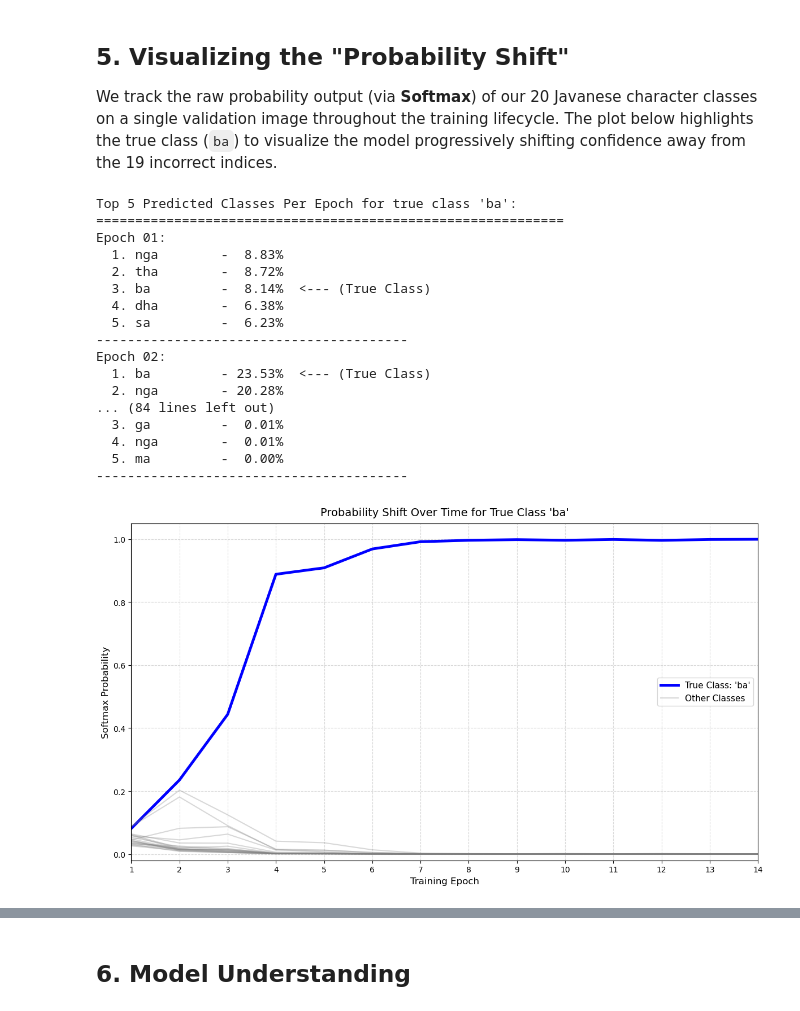
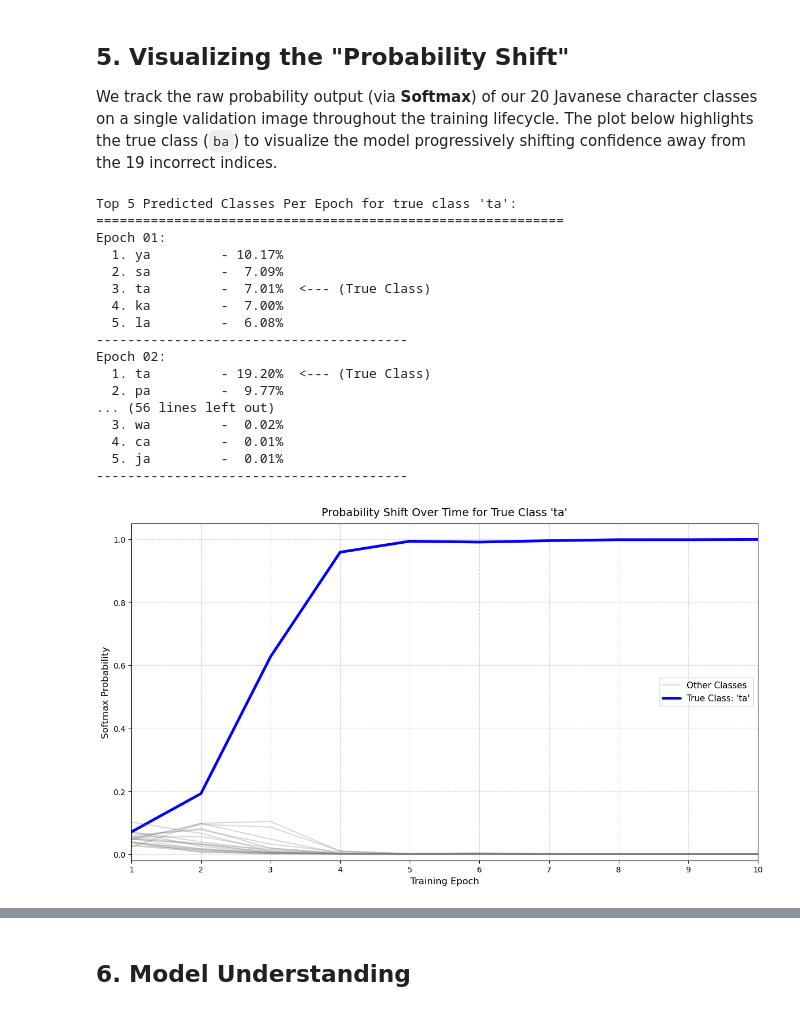
Before and after one commit to harrymardika/aksara-jawa, a Jupyter notebook: model.ipynb, the cells around one changed output, grey strips where cells are left out. Cells and saved outputs as stored; diff of their text form; code cells hidden in the pictures.

```diff
--- a/model.ipynb
+++ b/model.ipynb
@@ -198,7 +198,7 @@ log_image_interval = (
 )
 
 # Early stopping parameters
-patience = 5
+patience = 3
 patience_counter = 0
 
 # Calculate class weights to handle any class imbalance
@@ -291,6 +291,10 @@ for name, module in base_model.named_modules():
         )  # List untuk menyimpan wujud filter di setiap pergantian epoch
 
 print("Starting Optimized Fine-tuning loop on AMD ROCm backend...")
+train_loss_history = []
+val_loss_history = []
+train_acc_history = []
+val_acc_history = []
 for epoch in range(num_epochs):
     base_model.train()
     running_loss, correct, total = 0.0, 0, 0
@@ -367,6 +371,10 @@ for epoch in range(num_epochs):
     writer.add_scalar("Accuracy/Train", train_acc, epoch)
     writer.add_scalar("Loss/Validation", avg_val_loss, epoch)
     writer.add_scalar("Accuracy/Validation", val_acc, epoch)
+    train_loss_history.append(avg_train_loss)
+    val_loss_history.append(avg_val_loss)
+    train_acc_history.append(train_acc)
+    val_acc_history.append(val_acc)
     writer.add_scalar("LearningRate", scheduler.get_last_lr()[0], epoch)
 
     # --- Advanced TensorBoard Logging (Weights, Gradients, and Activations) ---
@@ -473,5 +481,29 @@ for h in hooks:
     h.remove()
 writer.close()
 print(f"Training Complete. Peak Val Accuracy: {best_acc:.2f}%")
+import matplotlib.pyplot as plt
+
+plt.figure(figsize=(12, 5))
+
+plt.subplot(1, 2, 1)
+plt.plot(range(1, len(train_acc_history) + 1), train_acc_history, label='Train Accuracy', marker='o')
+plt.plot(range(1, len(val_acc_history) + 1), val_acc_history, label='Validation Accuracy', marker='o')
+plt.title('Training and Validation Accuracy')
+plt.xlabel('Epochs')
+plt.ylabel('Accuracy (%)')
+plt.legend()
+plt.grid(True)
+
+plt.subplot(1, 2, 2)
+plt.plot(range(1, len(train_loss_history) + 1), train_loss_history, label='Train Loss', marker='o')
+plt.plot(range(1, len(val_loss_history) + 1), val_loss_history, label='Validation Loss', marker='o')
+plt.title('Training and Validation Loss')
+plt.xlabel('Epochs')
+plt.ylabel('Loss')
+plt.legend()
+plt.grid(True)
+
+plt.tight_layout()
+plt.show()
 # %% [output]
 WARNING: All log messages before absl::InitializeLog() is called are written to STDERR
@@ -687,7 +721,7 @@ CONFUSION MATRIX
 We track the raw probability output (via **Softmax**) of our 20 Javanese character classes on a single validation image throughout the training lifecycle. The plot below highlights the true class (`ba`) to visualize the model progressively shifting confidence away from the 19 incorrect indices.
 # %%
 # Target a specific class to view its top 5 history and single-plot
-target_class_name = "ba"
+target_class_name = "ta"
 target_class_idx = train_dataset.class_to_idx[target_class_name]
 
 # Extract epochs and the 20-dimensional probability vectors from our 20-image history tracking
@@ -744,46 +778,46 @@ for class_idx in range(len(classes)):
         )
 
 # Graph styling
 plt.title(
     f"Probability Shift Over Time for True Class '{target_class_name}'",
     fontsize=14,
     pad=10,
 )
 plt.xlabel("Training Epoch", fontsize=12)
 plt.ylabel("Softmax Probability", fontsize=12)
 plt.ylim(-0.02, 1.05)
 plt.xlim(1, len(epochs))
 
 # Ensure the x-ticks are integer epoch markers
 plt.xticks(epochs)
 
 # Consolidate legend to remove duplicates (like the empty labels)
 handles, labels = plt.gca().get_legend_handles_labels()
 by_label = dict(zip(labels, handles))
 plt.legend(by_label.values(), by_label.keys(), loc="center right", fontsize=11)
 
 plt.grid(True, linestyle="--", alpha=0.5)
 plt.tight_layout()
 plt.show()
 # %% [output]
-Top 5 Predicted Classes Per Epoch for true class 'ba':
+Top 5 Predicted Classes Per Epoch for true class 'ta':
 ============================================================
 Epoch 01:
-  1. nga        -  8.83%
-  2. tha        -  8.72%
-  3. ba         -  8.14%  <--- (True Class)
-  4. dha        -  6.38%
-  5. sa         -  6.23%
+  1. ya         - 10.17%
+  2. sa         -  7.09%
+  3. ta         -  7.01%  <--- (True Class)
+  4. ka         -  7.00%
+  5. la         -  6.08%
 ----------------------------------------
 Epoch 02:
-  1. ba         - 23.53%  <--- (True Class)
-  2. nga        - 20.28%
-... (84 lines left out)
-  3. ga         -  0.01%
-  4. nga        -  0.01%
-  5. ma         -  0.00%
+  1. ta         - 19.20%  <--- (True Class)
+  2. pa         -  9.77%
+... (56 lines left out)
+  3. wa         -  0.02%
+  4. ca         -  0.01%
+  5. ja         -  0.01%
 ----------------------------------------
-[figure, old version]
+[figure, new version]
 # %%
 import pandas as pd
 import matplotlib.pyplot as plt
```
Also changed, not shown: parts of 17 cells of this notebook, 7 other files.
